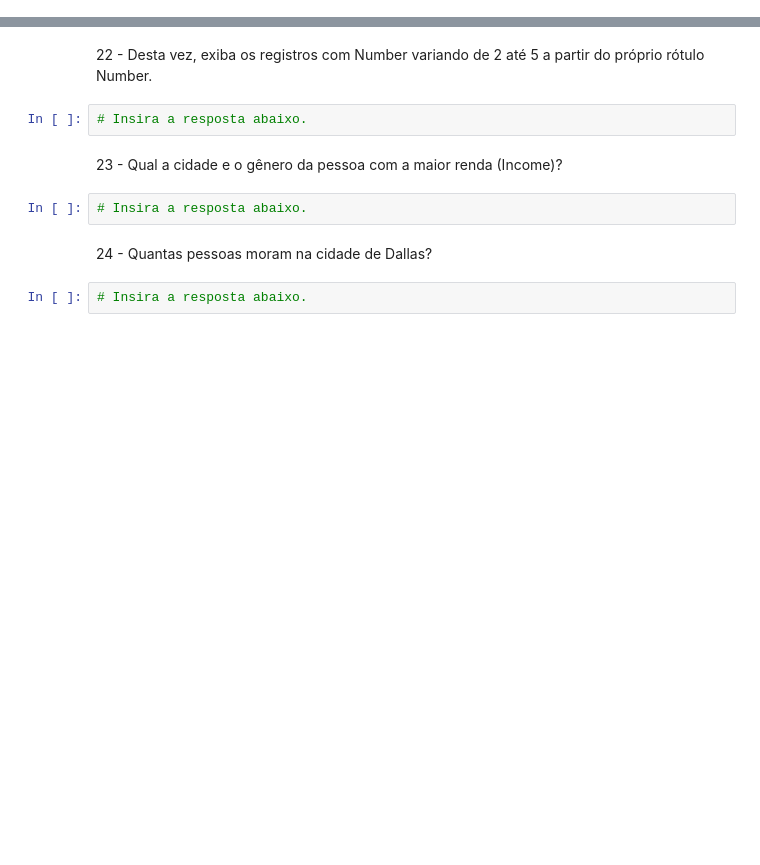
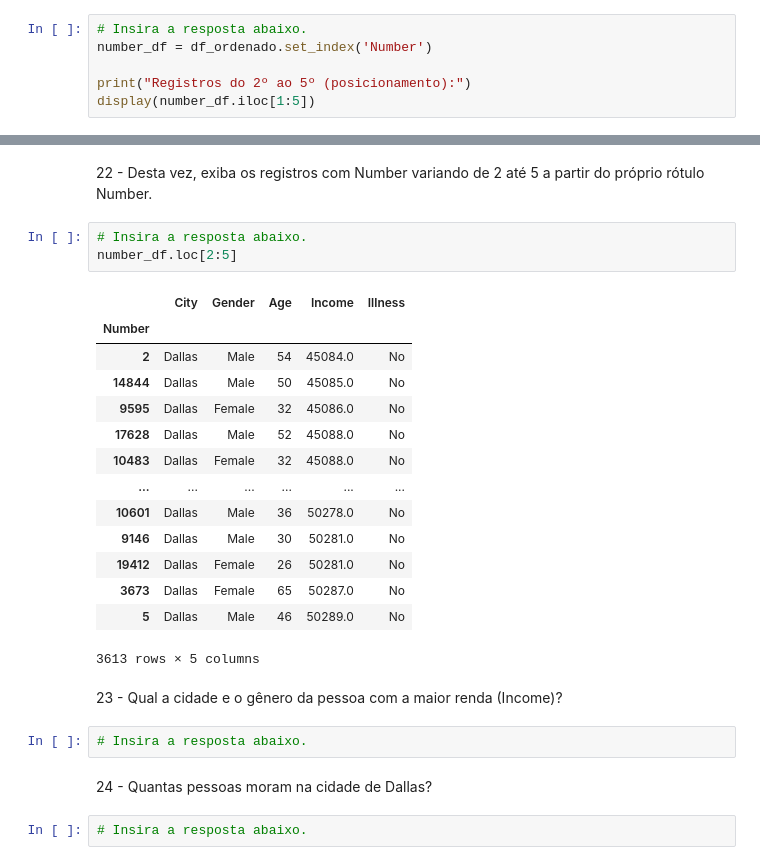
Before and after one commit to ArthurF36/Python_Atv_Pandas, a Jupyter notebook: Notebook/Exercicios_Pandas_Perguntas.ipynb, the cells around one changed output, grey strips where cells are left out. Cells and saved outputs as stored; diff of their text form; blank space fills up the shorter version.

```diff
--- a/Notebook/Exercicios_Pandas_Perguntas.ipynb
+++ b/Notebook/Exercicios_Pandas_Perguntas.ipynb
@@ -366,0 +365,6 @@ Dataframe ordenado:
+# %%
+# Insira a resposta abaixo.
+number_df = df_ordenado.set_index('Number')
+
+print("Registros do 2º ao 5º (posicionamento):")
+display(number_df.iloc[1:5])
@@ -368,6 +380,22 @@ Dataframe ordenado:
 22 - Desta vez, exiba os registros com Number variando de 2 até 5 a partir do próprio rótulo Number.
 # %%
 # Insira a resposta abaixo.
+number_df.loc[2:5]
+# %% [output]
+|  | City | Gender | Age | Income | Illness |
+| Number |  |  |  |  |  |
+| 2 | Dallas | Male | 54 | 45084.0 | No |
+| 14844 | Dallas | Male | 50 | 45085.0 | No |
+| 9595 | Dallas | Female | 32 | 45086.0 | No |
+| 17628 | Dallas | Male | 52 | 45088.0 | No |
+| 10483 | Dallas | Female | 32 | 45088.0 | No |
+| ... | ... | ... | ... | ... | ... |
+| 10601 | Dallas | Male | 36 | 50278.0 | No |
+| 9146 | Dallas | Male | 30 | 50281.0 | No |
+| 19412 | Dallas | Female | 26 | 50281.0 | No |
+| 3673 | Dallas | Female | 65 | 50287.0 | No |
+| 5 | Dallas | Male | 46 | 50289.0 | No |
+3613 rows × 5 columns
 # %% [markdown]
 23 - Qual a cidade e o gênero da pessoa com a maior renda (Income)?
 # %%
```
Also changed, not shown: parts of 3 cells of this notebook.
